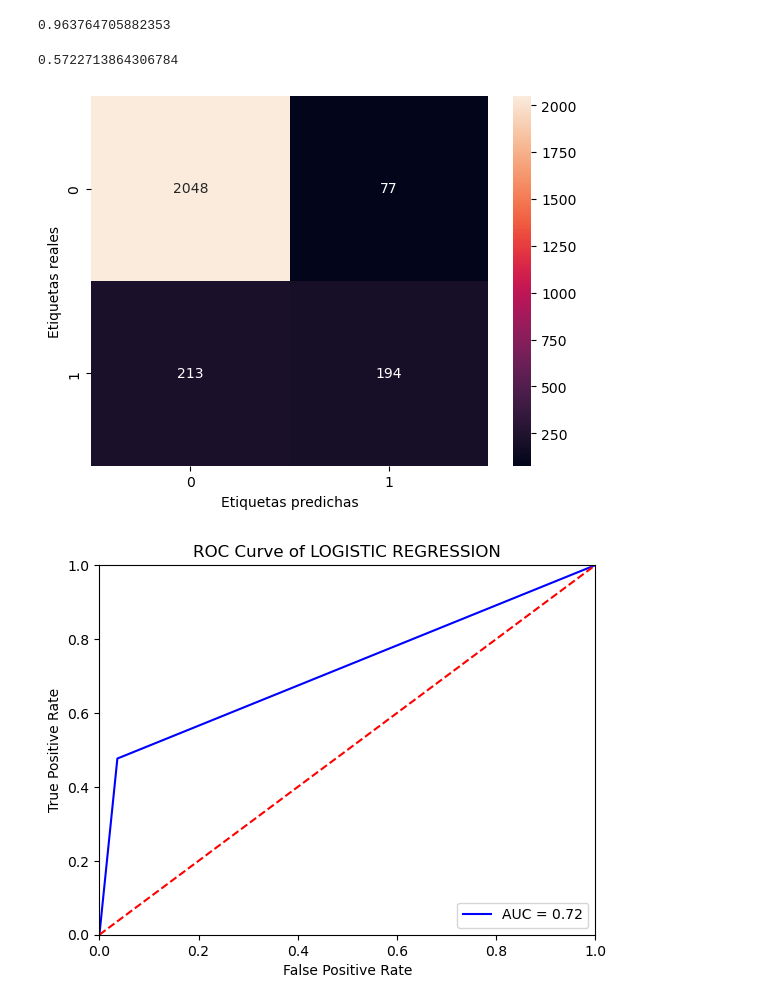
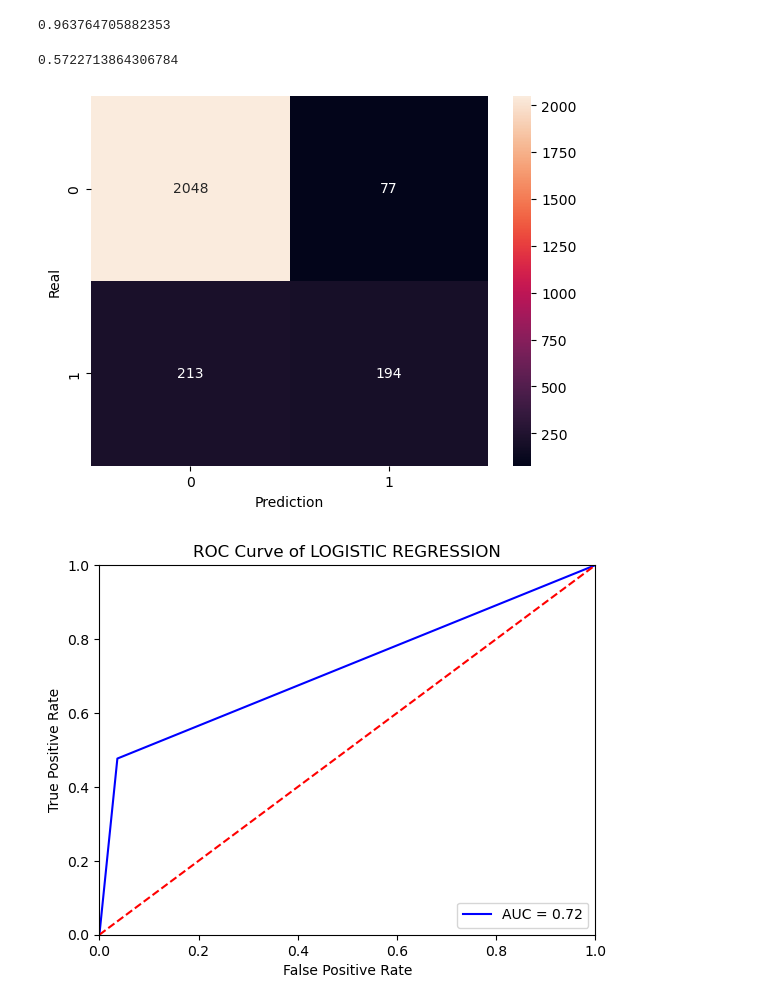
Before and after one commit to sjaureguimodo/kaggle-notebooks, a Jupyter notebook: credit-card-customer-segmentation.ipynb, the cells around one changed output. Drawn from its saved outputs; the diff is of its cells as text; code cells hidden in the pictures.

```diff
--- a/credit-card-customer-segmentation.ipynb
+++ b/credit-card-customer-segmentation.ipynb
@@ -958,18 +960,19 @@ specificity = TN / (TN + FP)
 print(specificity)
 # %% [output]
 0.963764705882353
-# %%
-#f1 score
-print(f1_score(y_test, y_pred))
-# %% [output]
-0.5722713864306784
+# %%
+# F1 score: Hybrid metric useful for unbalanced classes. Combines precision and recall sensitivity
+# F1 score = 2TP / (2TP + FP + FN)
+f1_score(y_test, y_pred)
+# %% [output]
+0.5722713864306784
 # %%
-# Graficamos la matriz de confusión
+# Confusion matrix
 sns.heatmap(confusion_matrix(y_test, y_pred), annot=True, fmt='.0f')
-plt.ylabel('Etiquetas reales')
-plt.xlabel('Etiquetas predichas');
+plt.ylabel('Real')
+plt.xlabel('Prediction');
 # %% [output]
-[figure, old version]
+[figure, new version]
 # %%
 Y_scores = logistic_regression.predict_proba(X_test)
 fpr, tpr, threshold = roc_curve(y_test, y_pred)
```
Also changed, not shown: parts of 51 cells of this notebook.
